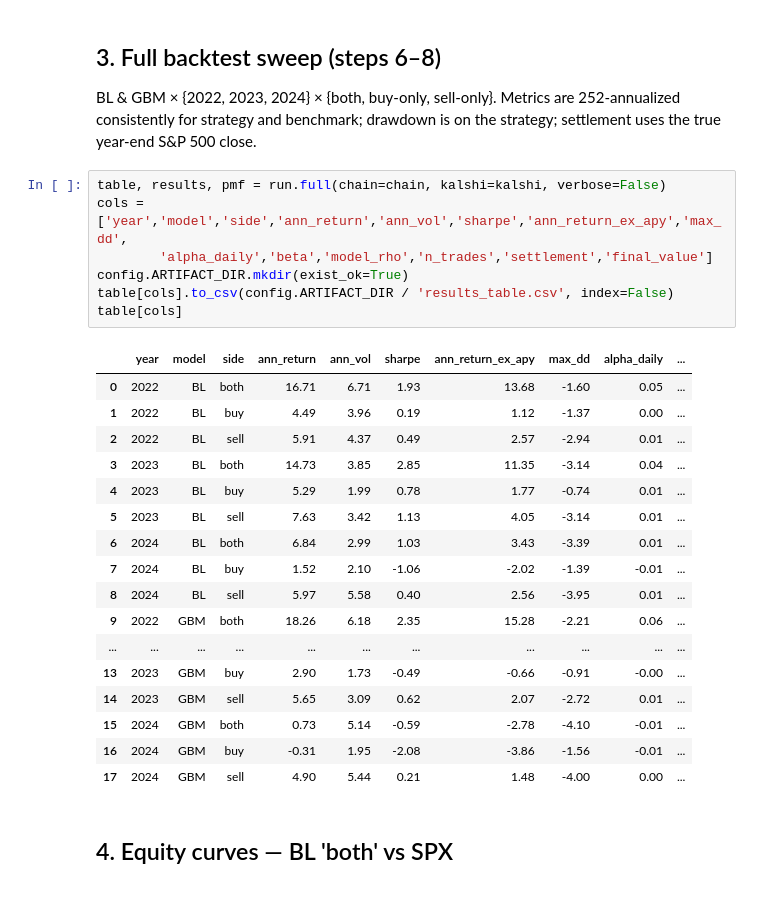
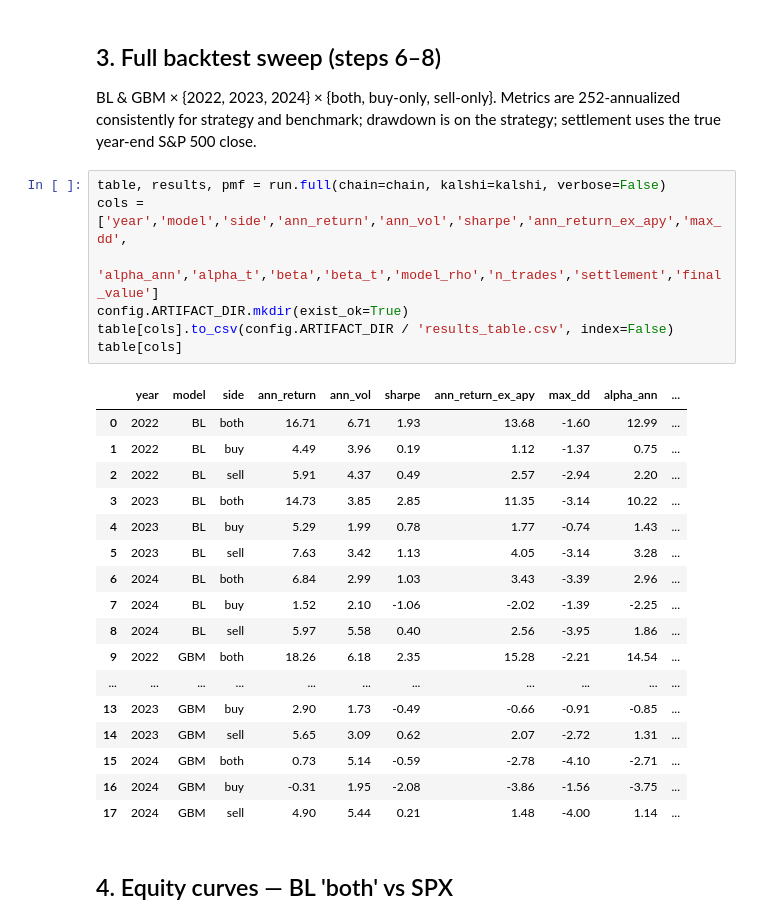
Before and after one commit to tej100/kalshi-stat-arb, a Jupyter notebook: notebooks/01_pipeline.ipynb, the cells around one changed output. Saved outputs shown, nothing was run; the diff lists cells and outputs as text.

```diff
--- a/notebooks/01_pipeline.ipynb
+++ b/notebooks/01_pipeline.ipynb
@@ -67,28 +67,28 @@ strategy; settlement uses the true year-end S&P 500 close.
 # %%
 table, results, pmf = run.full(chain=chain, kalshi=kalshi, verbose=False)
 cols = ['year','model','side','ann_return','ann_vol','sharpe','ann_return_ex_apy','max_dd',
-        'alpha_daily','beta','model_rho','n_trades','settlement','final_value']
+        'alpha_ann','alpha_t','beta','beta_t','model_rho','n_trades','settlement','final_value']
 config.ARTIFACT_DIR.mkdir(exist_ok=True)
 table[cols].to_csv(config.ARTIFACT_DIR / 'results_table.csv', index=False)
 table[cols]
 # %% [output]
-|  | year | model | side | ann_return | ann_vol | sharpe | ann_return_ex_apy | max_dd | alpha_daily | ... |
-| 0 | 2022 | BL | both | 16.71 | 6.71 | 1.93 | 13.68 | -1.60 | 0.05 | ... |
-| 1 | 2022 | BL | buy | 4.49 | 3.96 | 0.19 | 1.12 | -1.37 | 0.00 | ... |
-| 2 | 2022 | BL | sell | 5.91 | 4.37 | 0.49 | 2.57 | -2.94 | 0.01 | ... |
-| 3 | 2023 | BL | both | 14.73 | 3.85 | 2.85 | 11.35 | -3.14 | 0.04 | ... |
-| 4 | 2023 | BL | buy | 5.29 | 1.99 | 0.78 | 1.77 | -0.74 | 0.01 | ... |
-| 5 | 2023 | BL | sell | 7.63 | 3.42 | 1.13 | 4.05 | -3.14 | 0.01 | ... |
-| 6 | 2024 | BL | both | 6.84 | 2.99 | 1.03 | 3.43 | -3.39 | 0.01 | ... |
-| 7 | 2024 | BL | buy | 1.52 | 2.10 | -1.06 | -2.02 | -1.39 | -0.01 | ... |
-| 8 | 2024 | BL | sell | 5.97 | 5.58 | 0.40 | 2.56 | -3.95 | 0.01 | ... |
-| 9 | 2022 | GBM | both | 18.26 | 6.18 | 2.35 | 15.28 | -2.21 | 0.06 | ... |
+|  | year | model | side | ann_return | ann_vol | sharpe | ann_return_ex_apy | max_dd | alpha_ann | ... |
+| 0 | 2022 | BL | both | 16.71 | 6.71 | 1.93 | 13.68 | -1.60 | 12.99 | ... |
+| 1 | 2022 | BL | buy | 4.49 | 3.96 | 0.19 | 1.12 | -1.37 | 0.75 | ... |
+| 2 | 2022 | BL | sell | 5.91 | 4.37 | 0.49 | 2.57 | -2.94 | 2.20 | ... |
+| 3 | 2023 | BL | both | 14.73 | 3.85 | 2.85 | 11.35 | -3.14 | 10.22 | ... |
+| 4 | 2023 | BL | buy | 5.29 | 1.99 | 0.78 | 1.77 | -0.74 | 1.43 | ... |
+| 5 | 2023 | BL | sell | 7.63 | 3.42 | 1.13 | 4.05 | -3.14 | 3.28 | ... |
+| 6 | 2024 | BL | both | 6.84 | 2.99 | 1.03 | 3.43 | -3.39 | 2.96 | ... |
+| 7 | 2024 | BL | buy | 1.52 | 2.10 | -1.06 | -2.02 | -1.39 | -2.25 | ... |
+| 8 | 2024 | BL | sell | 5.97 | 5.58 | 0.40 | 2.56 | -3.95 | 1.86 | ... |
+| 9 | 2022 | GBM | both | 18.26 | 6.18 | 2.35 | 15.28 | -2.21 | 14.54 | ... |
 | ... | ... | ... | ... | ... | ... | ... | ... | ... | ... | ... |
-| 13 | 2023 | GBM | buy | 2.90 | 1.73 | -0.49 | -0.66 | -0.91 | -0.00 | ... |
-| 14 | 2023 | GBM | sell | 5.65 | 3.09 | 0.62 | 2.07 | -2.72 | 0.01 | ... |
-| 15 | 2024 | GBM | both | 0.73 | 5.14 | -0.59 | -2.78 | -4.10 | -0.01 | ... |
-| 16 | 2024 | GBM | buy | -0.31 | 1.95 | -2.08 | -3.86 | -1.56 | -0.01 | ... |
-| 17 | 2024 | GBM | sell | 4.90 | 5.44 | 0.21 | 1.48 | -4.00 | 0.00 | ... |
+| 13 | 2023 | GBM | buy | 2.90 | 1.73 | -0.49 | -0.66 | -0.91 | -0.85 | ... |
+| 14 | 2023 | GBM | sell | 5.65 | 3.09 | 0.62 | 2.07 | -2.72 | 1.31 | ... |
+| 15 | 2024 | GBM | both | 0.73 | 5.14 | -0.59 | -2.78 | -4.10 | -2.71 | ... |
+| 16 | 2024 | GBM | buy | -0.31 | 1.95 | -2.08 | -3.86 | -1.56 | -3.75 | ... |
+| 17 | 2024 | GBM | sell | 4.90 | 5.44 | 0.21 | 1.48 | -4.00 | 1.14 | ... |
 # %% [markdown]
 ## 4. Equity curves — BL 'both' vs SPX
 # %%
```
Also changed, not shown: 5 other files.
